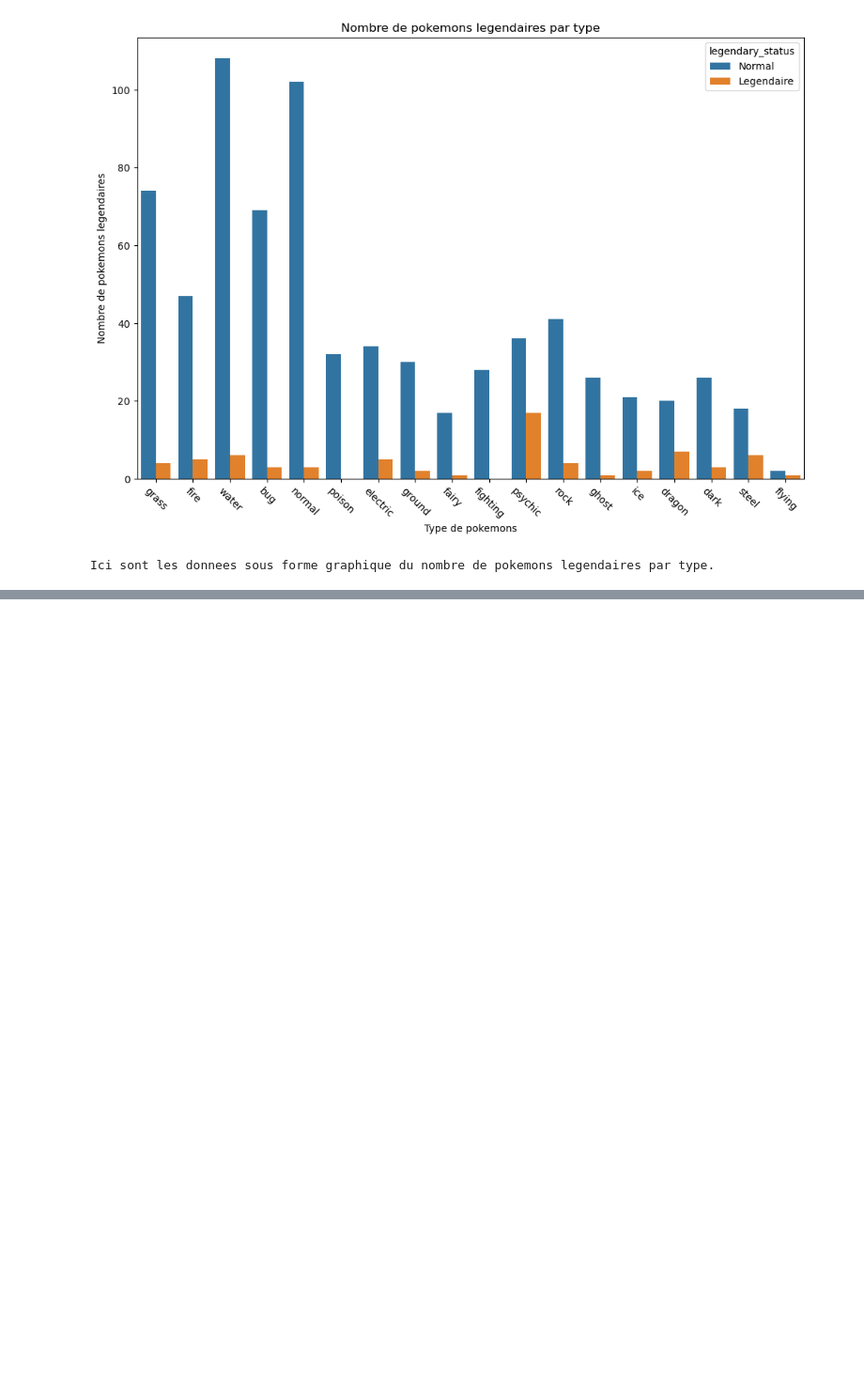
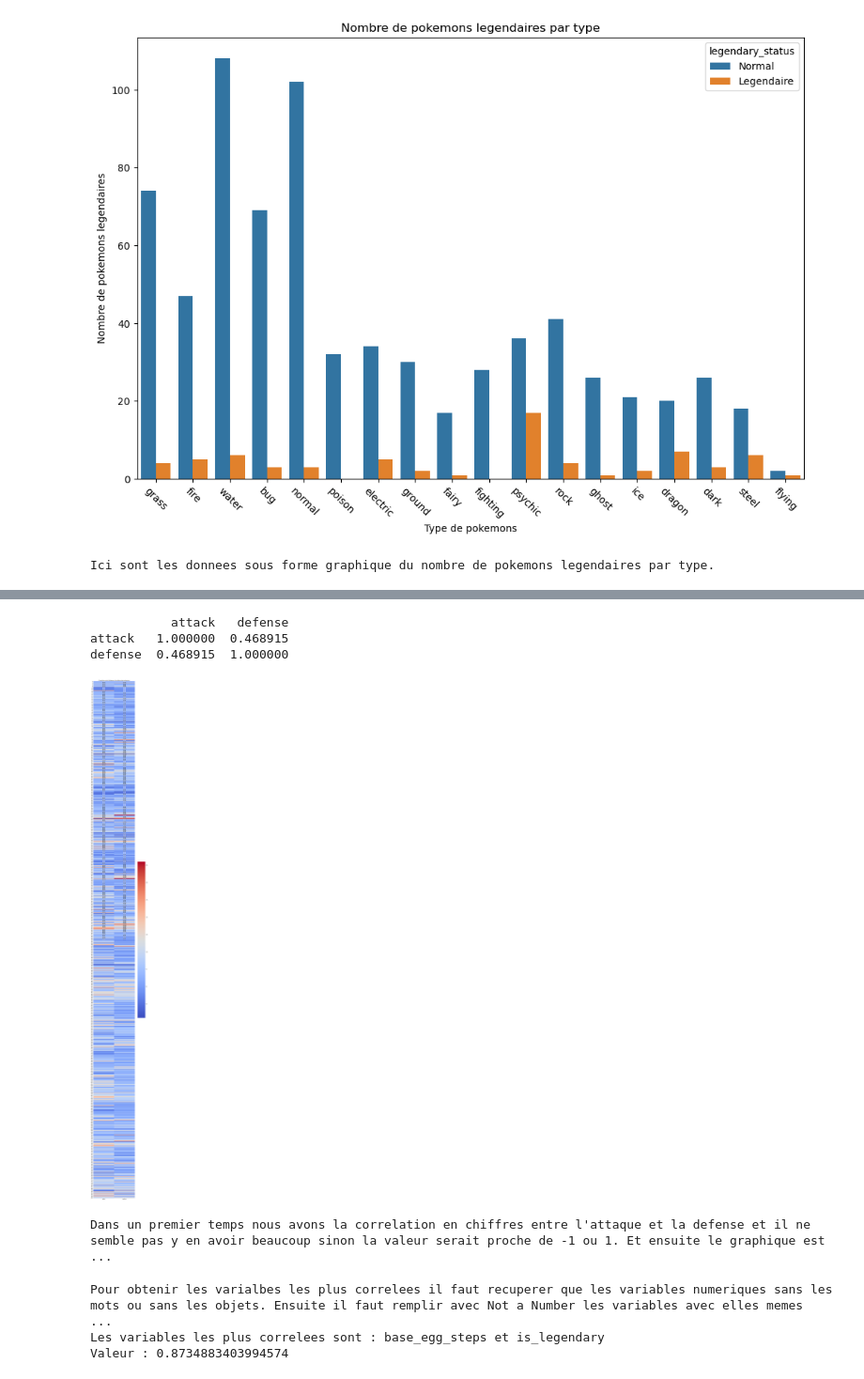
Before and after one commit to thomashuynh795/esgi-ia-tp-1, a Jupyter notebook: main.ipynb, the cells around one changed output, grey strips where cells are left out. Shown at 94% size. Drawn from its saved outputs; the diff is of its cells as text; code cells hidden in the pictures; blank space fills up the shorter version.

```diff
--- a/main.ipynb
+++ b/main.ipynb
@@ -135,0 +156,25 @@ Ici sont les donnees sous forme graphique du nombre de pokemons legendaires par
+# %%
+print(df[['attack', 'defense']].corr())
+plt.figure(figsize=(10, 100))
+sns.heatmap(df[['attack', 'defense']], annot=True, cmap='coolwarm', fmt=".2f")
+plt.title("Correlation entre l'attaque et la defense des pokemons")
+plt.show()
+print('''Dans un premier temps nous avons la correlation en chiffres entre l'attaque et la defense et il ne semble pas y en avoir beaucoup sinon la valeur serait proche de -1 ou 1. Et ensuite le graphique est le heatmap de la correlation''')
+# %% [output]
+           attack   defense
+attack   1.000000  0.468915
+defense  0.468915  1.000000
+[figure, added]
+Dans un premier temps nous avons la correlation en chiffres entre l'attaque et la defense et il ne semble pas y en avoir beaucoup sinon la valeur serait proche de -1 ou 1. Et ensuite le graphique est  ...
+# %%
+df_numerique = df.select_dtypes(include=[np.number])
+matrice_corr = df_numerique.corr()
+np.fill_diagonal(matrice_corr.values, np.nan)
+variable_max_corr = abs(matrice_corr).unstack().dropna().idxmax()
+print('''Pour obtenir les varialbes les plus correlees il faut recuperer que les variables numeriques sans les mots ou sans les objets. Ensuite il faut remplir avec Not a Number les variables avec elles memes pour qu'elle ne soient pas les correlations sont parfaites entre elles memes.''')
+print(f'''Les variables les plus correlees sont : {variable_max_corr[0]} et {variable_max_corr[1]}
+Valeur : {matrice_corr.loc[variable_max_corr[0], variable_max_corr[1]]}''')
+# %% [output]
+Pour obtenir les varialbes les plus correlees il faut recuperer que les variables numeriques sans les mots ou sans les objets. Ensuite il faut remplir avec Not a Number les variables avec elles memes  ...
+Les variables les plus correlees sont : base_egg_steps et is_legendary
+Valeur : 0.8734883403994574
```
Also changed, not shown: parts of 4 cells of this notebook.
